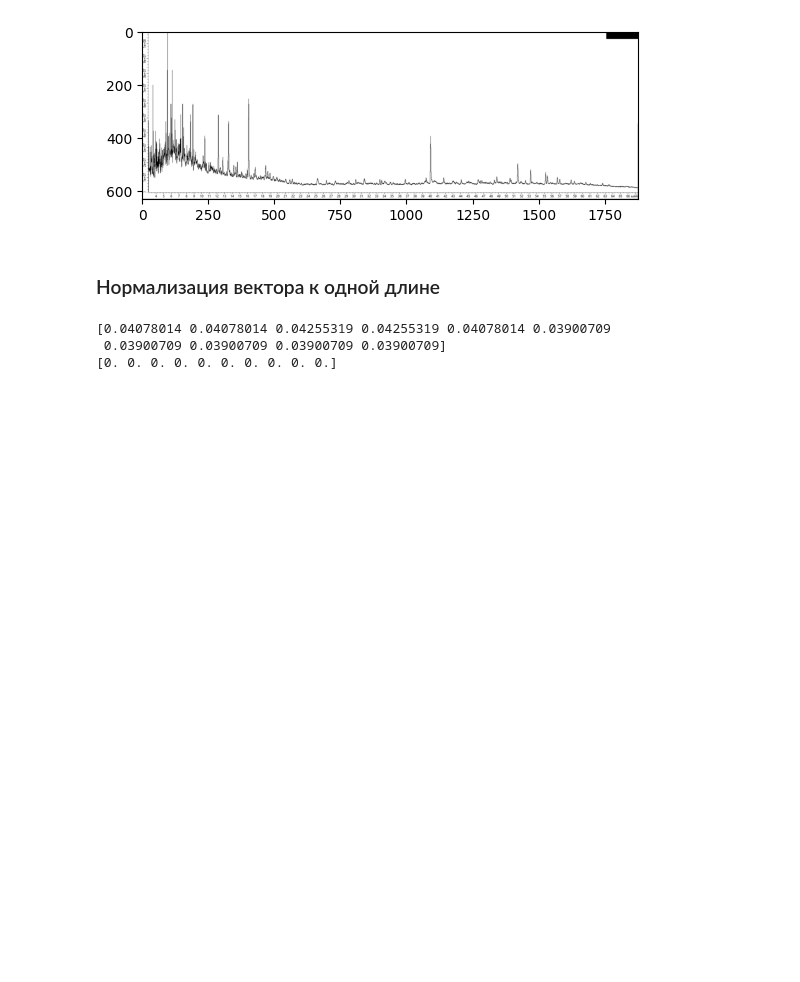
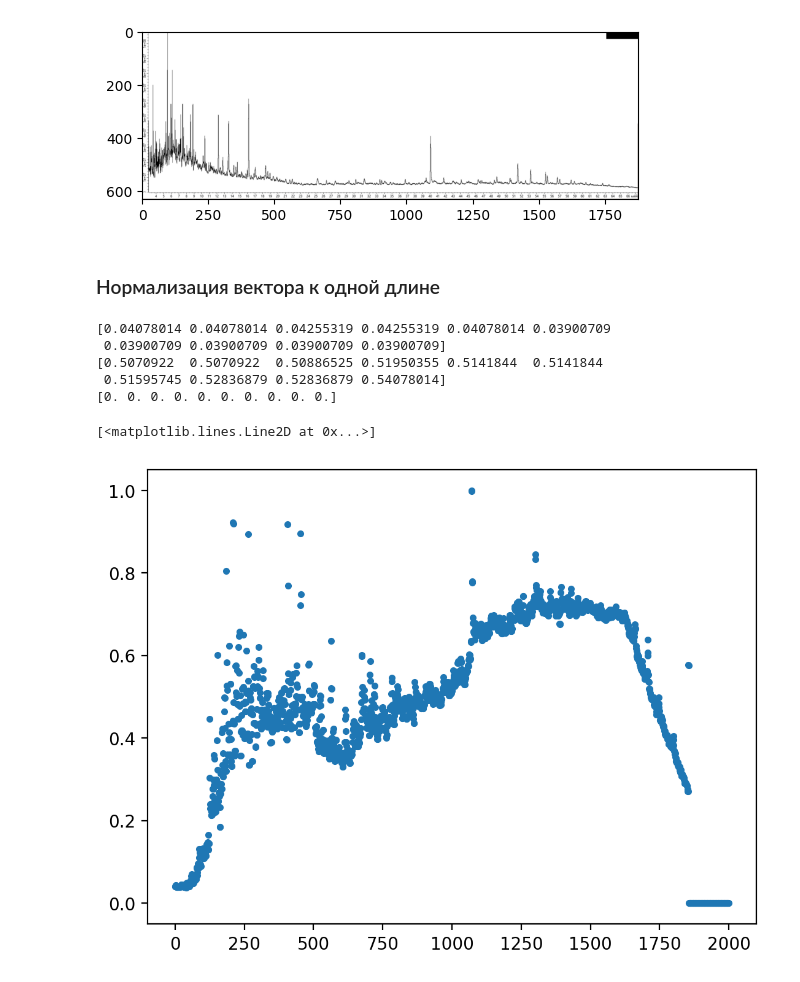
Before and after one commit to Dann38/imgplot2vec, a Jupyter notebook: scripts/exam.ipynb, the cells around one changed output. Saved outputs shown, nothing was run; the diff lists cells and outputs as text; code cells hidden in the pictures; blank space fills up the shorter version.

```diff
--- a/scripts/exam.ipynb
+++ b/scripts/exam.ipynb
@@ -120,8 +120,8 @@ plt.imshow(img)
 # %% [output]
 <matplotlib.image.AxesImage at 0x...>
 [figure]
-# %% [markdown]
-### Нормализация вектора к одной длине
+# %% [markdown]
+### Нормализация вектора к одной длине
 # %%
 reader = Reader()
 auto_converter = AutoConverter()
@@ -140,9 +140,18 @@ else:
     input_vec[:len_vec] = vec_y
 # %%
 print(input_vec[:10])
-print(input_vec[:])
+center = round(input_AI/2)
+print(input_vec[center-5:center+5])
 print(input_vec[-10:])
 # %% [output]
 [0.04078014 0.04078014 0.04255319 0.04255319 0.04078014 0.03900709
  0.03900709 0.03900709 0.03900709 0.03900709]
+[0.5070922  0.5070922  0.50886525 0.51950355 0.5141844  0.5141844
+ 0.51595745 0.52836879 0.52836879 0.54078014]
 [0. 0. 0. 0. 0. 0. 0. 0. 0. 0.]
+# %%
+fig = plt.figure(dpi=200)
+plt.plot(input_vec, ".")
+# %% [output]
+[<matplotlib.lines.Line2D at 0x...>]
+[figure, added]
```
Also changed, not shown: parts of 3 cells of this notebook.
